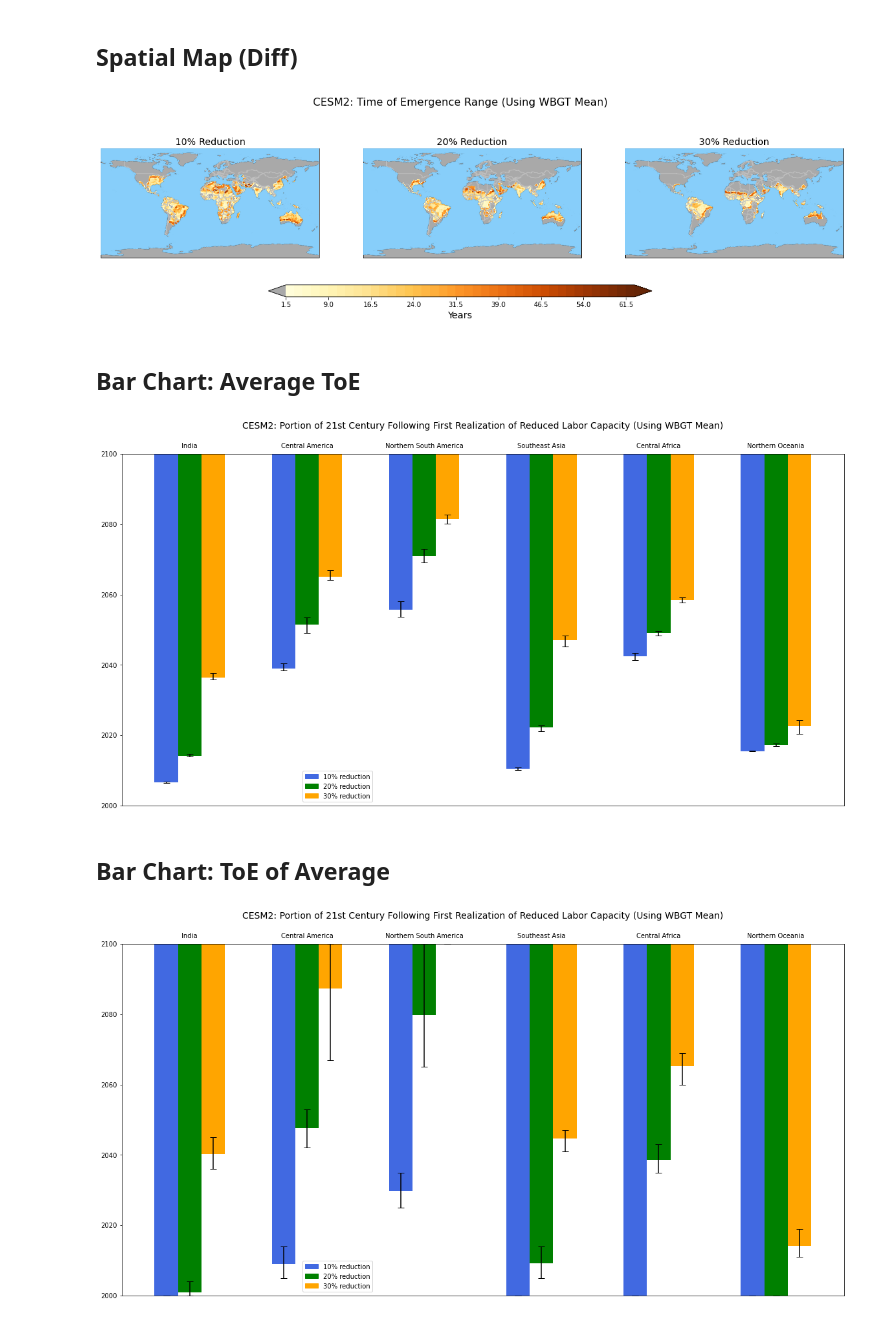
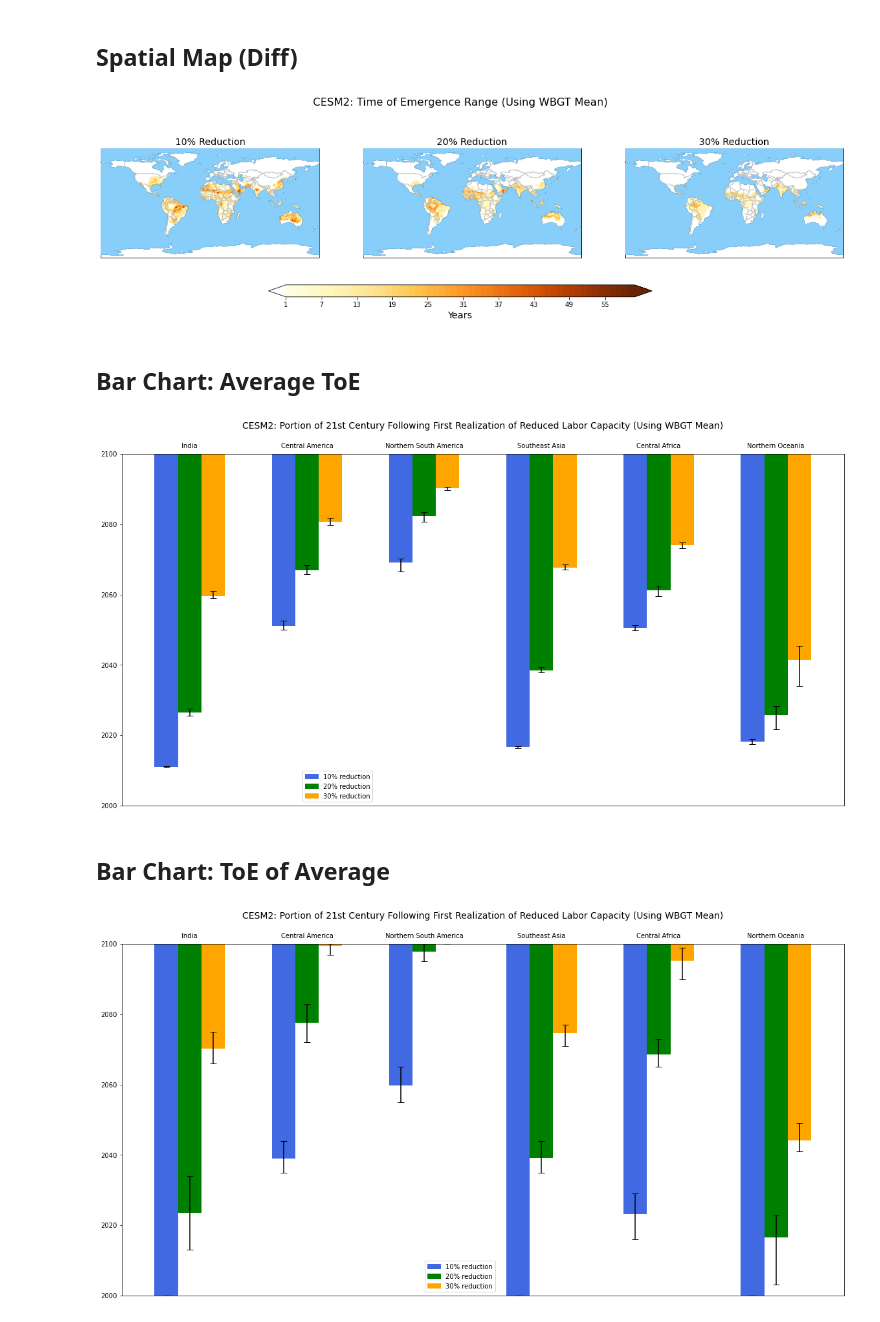
Before and after one commit to KYan19/pei, a Jupyter notebook: notebooks/7.3_Emergence_CESM2.ipynb, the cells around one changed output. Drawn from its saved outputs; the diff is of its cells as text; code cells hidden in the pictures.

Commit message:
More ToE plots

```diff
--- a/notebooks/7.3_Emergence_CESM2.ipynb
+++ b/notebooks/7.3_Emergence_CESM2.ipynb
@@ -29,19 +68,21 @@ plt.savefig('cesm_toe_mean_map.png')
 # %% [markdown]
 ## Spatial Map (Diff)
 # %%
-lf.spatial_toe_diff(ds_mean['capacity'],'CESM2: Time of Emergence Range (Using WBGT Mean)')
+lf.spatial_toe_diff(ds_mean['capacity'],'CESM2: Time of Emergence Range (Using WBGT Mean)',start_year=1980)
 plt.savefig('cesm2_toe_range_mean.png')
 # %% [output]
-[figure, old version]
+[figure, new version]
 # %% [markdown]
 ## Bar Chart: Average ToE
 # %%
-lf.average_toe_bar(ds_mean['capacity'],ds_pop,'CESM2','CESM2: Portion of 21st Century Following First Realization of Reduced Labor Capacity (Using WBGT Mean)\n')
+lf.average_toe_bar(ds_mean['capacity'],ds_pop,'CESM2','CESM2: Portion of 21st Century Following First Realization of Reduced Labor Capacity (Using WBGT Mean)\n',length=120)
+plt.savefig('cesm2_toe_mean_bar.png')
 # %% [output]
-[figure, old version]
+[figure, new version]
 # %% [markdown]
 ## Bar Chart: ToE of Average
 # %%
-lf.toe_bar(ds_mean,ds_pop,'CESM2','CESM2: Portion of 21st Century Following First Realization of Reduced Labor Capacity (Using WBGT Mean)\n')
+lf.toe_bar(ds_mean,ds_pop,'CESM2','CESM2: Portion of 21st Century Following First Realization of Reduced Labor Capacity (Using WBGT Mean)\n',length=120)
+plt.savefig('cesm2_toe_mean_bar2.png')
 # %% [output]
-[figure, old version]
+[figure, new version]
```
Also changed, not shown: parts of 23 cells of this notebook, 5 other files.
